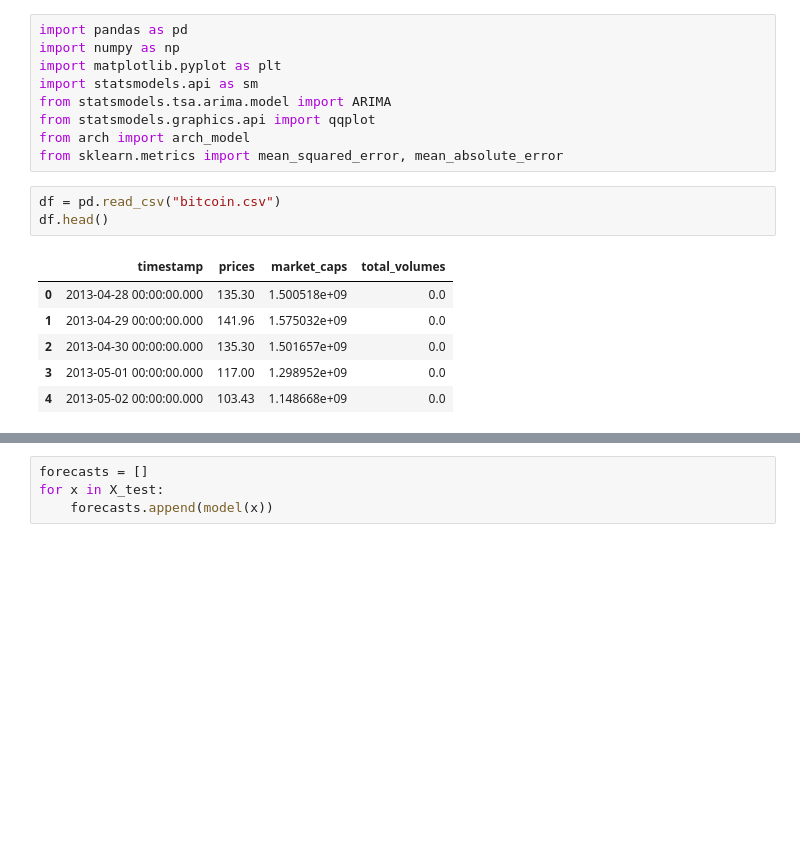
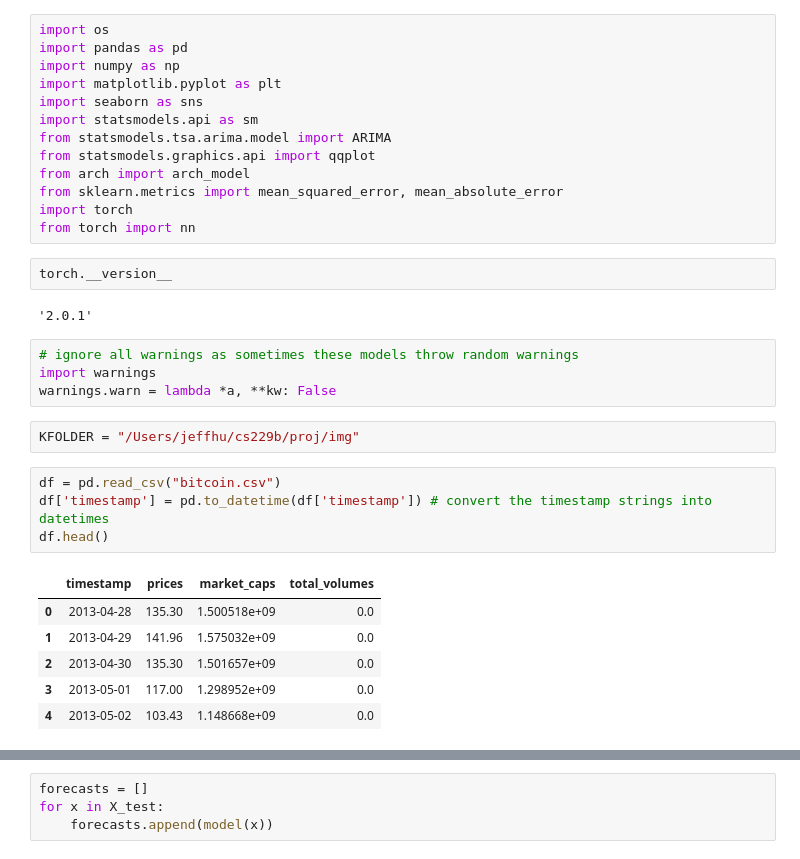
Before and after one commit to jeffhu1/cs229b_proj, a Jupyter notebook: lstm.ipynb, the cells around one changed output, grey strips where cells are left out. Cells and saved outputs as stored; diff of their text form; blank space fills up the shorter version.

```diff
--- a/lstm.ipynb
+++ b/lstm.ipynb
@@ -1,19 +1,34 @@
 # %%
+import os
 import pandas as pd
 import numpy as np
 import matplotlib.pyplot as plt
+import seaborn as sns
 import statsmodels.api as sm
 from statsmodels.tsa.arima.model import ARIMA
 from statsmodels.graphics.api import qqplot
 from arch import arch_model
 from sklearn.metrics import mean_squared_error, mean_absolute_error
+import torch
+from torch import nn
+# %%
+torch.__version__
+# %% [output]
+'2.0.1'
+# %%
+# ignore all warnings as sometimes these models throw random warnings
+import warnings
+warnings.warn = lambda *a, **kw: False
+# %%
+KFOLDER = "/Users/jeffhu/cs229b/proj/img"
 # %%
 df = pd.read_csv("bitcoin.csv")
+df['timestamp'] = pd.to_datetime(df['timestamp']) # convert the timestamp strings into datetimes
 df.head()
 # %% [output]
 |  | timestamp | prices | market_caps | total_volumes |
-| 0 | 2013-04-28 00:00:00.000 | 135.30 | 1.500518e+09 | 0.0 |
-| 1 | 2013-04-29 00:00:00.000 | 141.96 | 1.575032e+09 | 0.0 |
-| 2 | 2013-04-30 00:00:00.000 | 135.30 | 1.501657e+09 | 0.0 |
-| 3 | 2013-05-01 00:00:00.000 | 117.00 | 1.298952e+09 | 0.0 |
-| 4 | 2013-05-02 00:00:00.000 | 103.43 | 1.148668e+09 | 0.0 |
+| 0 | 2013-04-28 | 135.30 | 1.500518e+09 | 0.0 |
+| 1 | 2013-04-29 | 141.96 | 1.575032e+09 | 0.0 |
+| 2 | 2013-04-30 | 135.30 | 1.501657e+09 | 0.0 |
+| 3 | 2013-05-01 | 117.00 | 1.298952e+09 | 0.0 |
+| 4 | 2013-05-02 | 103.43 | 1.148668e+09 | 0.0 |
```
Also changed, not shown: parts of 24 cells of this notebook, 10 other files.
